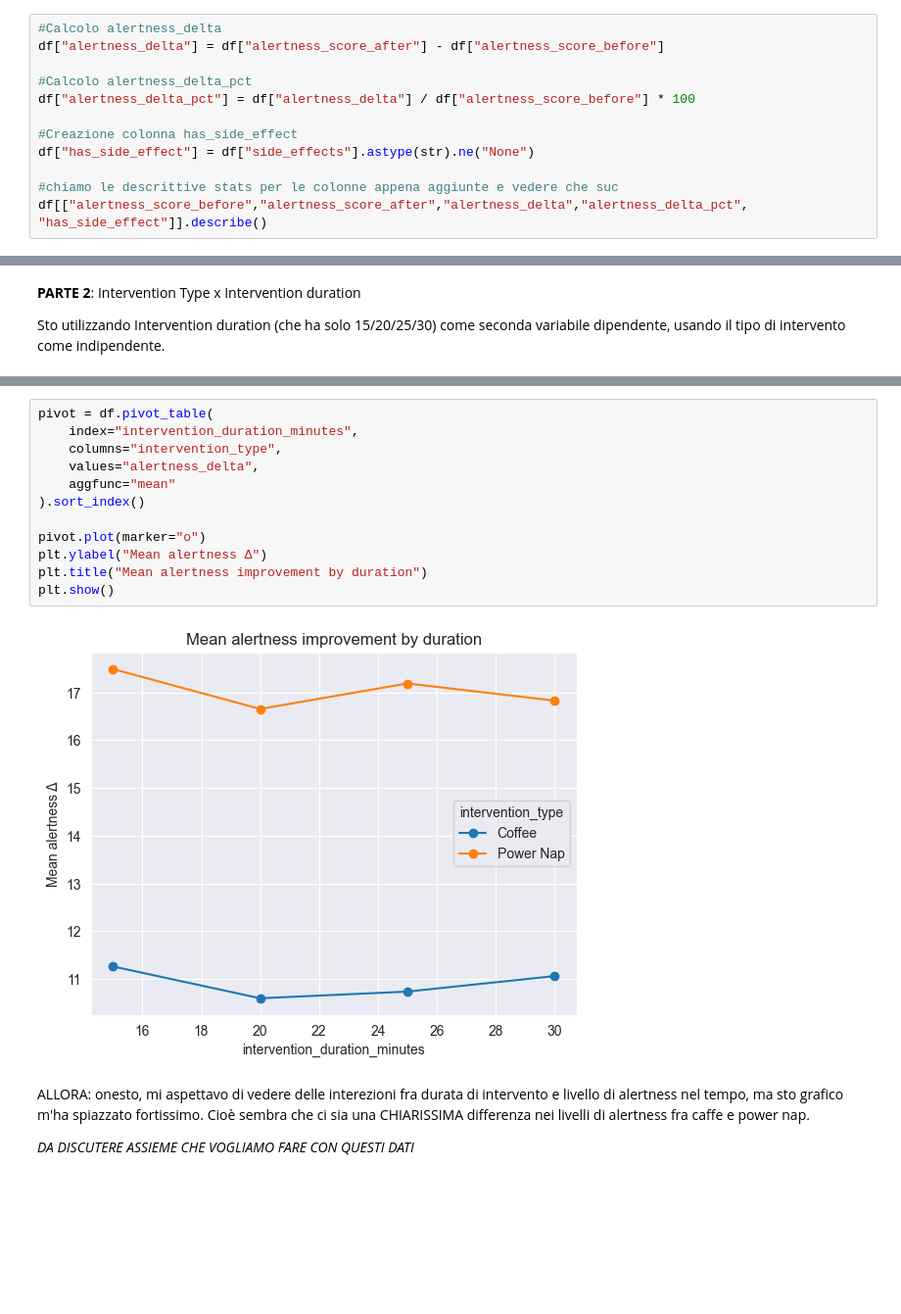
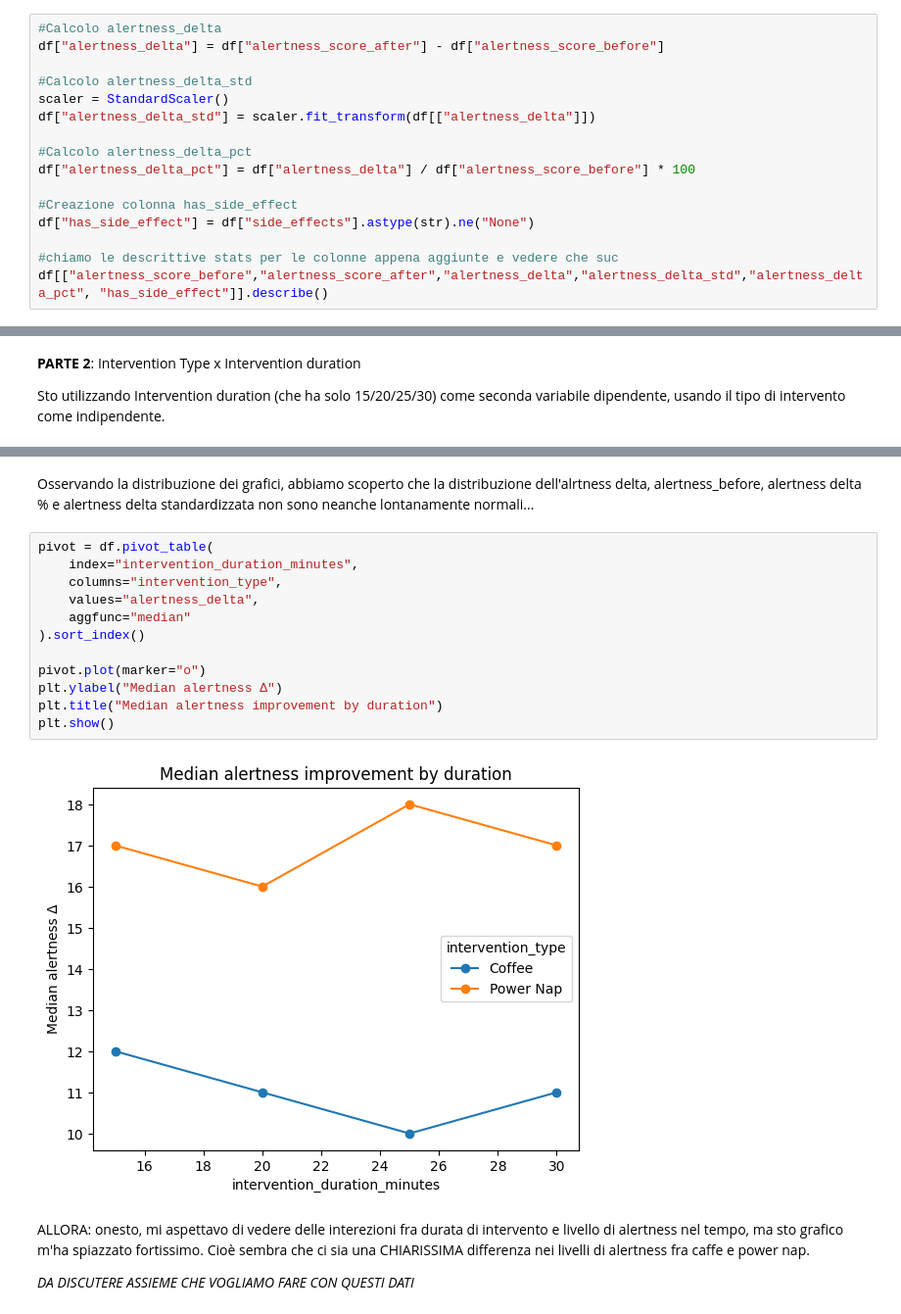
Before and after one commit to Grimino27/PDAI_Project, a Jupyter notebook: scripts/DataPolish+Exploratory.ipynb, the cells around one changed output, grey strips where cells are left out. Shown at 98% size. Cells and saved outputs as stored; diff of their text form; blank space fills up the shorter version.

Commit message:
Feeble attempt to adjust alertness_delta in search of normality. Failed.

```diff
--- a/scripts/DataPolish+Exploratory.ipynb
+++ b/scripts/DataPolish+Exploratory.ipynb
@@ -152,6 +156,10 @@ Nello specifico voglio aggiungere le seguenti colonne:
 # %%
 #Calcolo alertness_delta
 df["alertness_delta"] = df["alertness_score_after"] - df["alertness_score_before"]
+
+#Calcolo alertness_delta_std
+scaler = StandardScaler()
+df["alertness_delta_std"] = scaler.fit_transform(df[["alertness_delta"]])
 
 #Calcolo alertness_delta_pct
 df["alertness_delta_pct"] = df["alertness_delta"] / df["alertness_score_before"] * 100
@@ -160,5 +168,5 @@ df["alertness_delta_pct"] = df["alertness_delta"] / df["alertness_score_before"]
 df["has_side_effect"] = df["side_effects"].astype(str).ne("None")
 
 #chiamo le descrittive stats per le colonne appena aggiunte e vedere che suc
-df[["alertness_score_before","alertness_score_after","alertness_delta","alertness_delta_pct", "has_side_effect"]].describe()
+df[["alertness_score_before","alertness_score_after","alertness_delta","alertness_delta_std","alertness_delta_pct", "has_side_effect"]].describe()
 # %% [output]
@@ -272,17 +323,19 @@ Sto utilizzando Intervention duration (che ha solo 15/20/25/30) come seconda var
+# %% [markdown]
+Osservando la distribuzione dei grafici, abbiamo scoperto che la distribuzione dell'alrtness delta, alertness_before, alertness delta % e alertness delta standardizzata non sono neanche lontanamente normali...
 # %%
 pivot = df.pivot_table(
     index="intervention_duration_minutes",
     columns="intervention_type",
     values="alertness_delta",
-    aggfunc="mean"
+    aggfunc="median"
 ).sort_index()
 
 pivot.plot(marker="o")
-plt.ylabel("Mean alertness Δ")
-plt.title("Mean alertness improvement by duration")
+plt.ylabel("Median alertness Δ")
+plt.title("Median alertness improvement by duration")
 plt.show()
 # %% [output]
-[figure, old version]
+[figure, new version]
 # %% [markdown]
 ALLORA: onesto, mi aspettavo di vedere delle interezioni fra durata di intervento e livello di alertness nel tempo, ma sto grafico m'ha spiazzato fortissimo. Cioè sembra che ci sia una CHIARISSIMA differenza nei livelli di alertness fra caffe e power nap.
 
```
Also changed, not shown: parts of 8 cells of this notebook.
